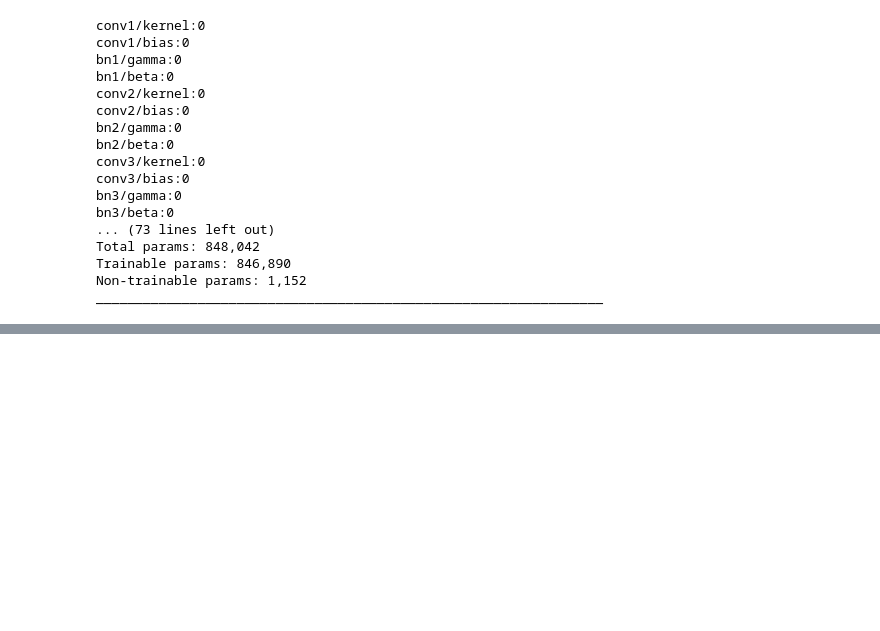
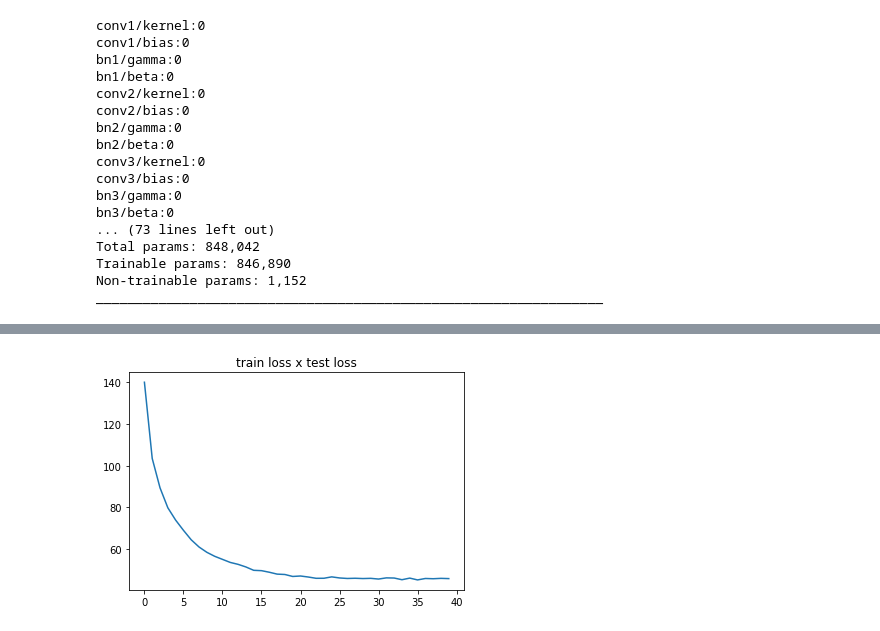
Before and after one commit to mateusArnaudGoldbarg/dl_compression, a Jupyter notebook: pruning-quantization-tensorflow/dl.ipynb, the cells around one changed output, grey strips where cells are left out. Drawn from its saved outputs; the diff is of its cells as text; code cells hidden in the pictures; blank space fills up the shorter version.

```diff
--- a/pruning-quantization-tensorflow/dl.ipynb
+++ b/pruning-quantization-tensorflow/dl.ipynb
@@ -267,0 +293,7 @@ for i in range(len):
+# %%
+plt.title("train loss x test loss")
+plt.plot(model_test_loss)
+#plt.plot(model_train_loss)
+plt.show()
+# %% [output]
+[figure, added]
```
Also changed, not shown: parts of 9 cells of this notebook.
